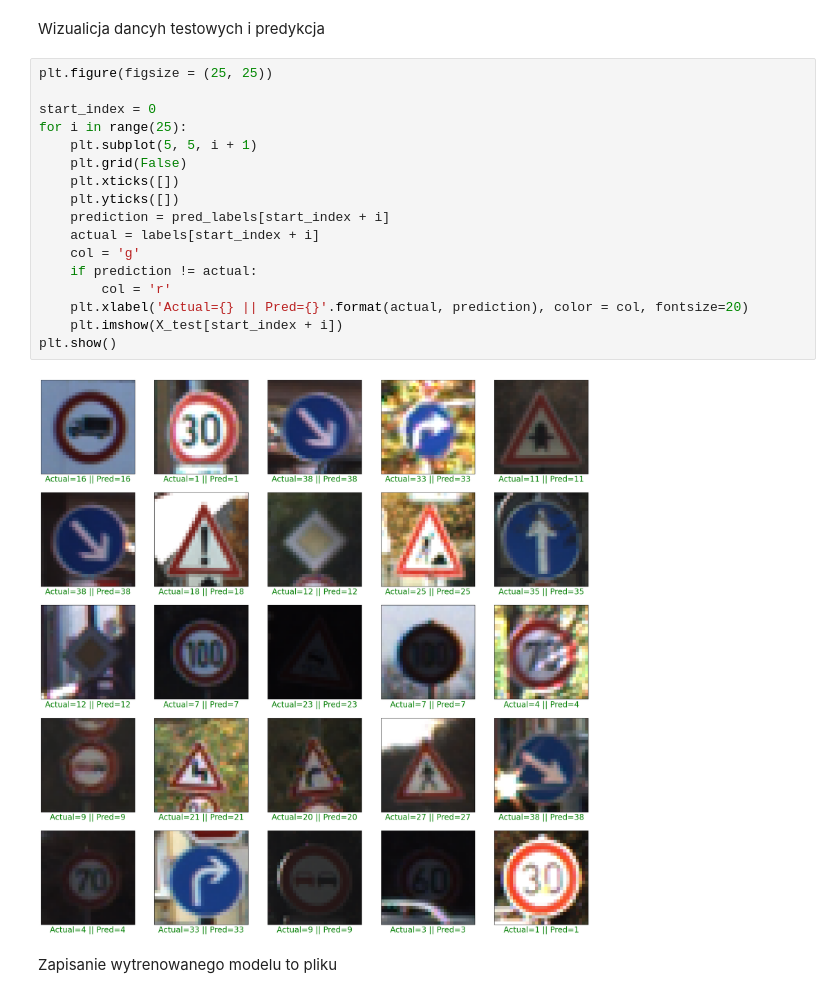
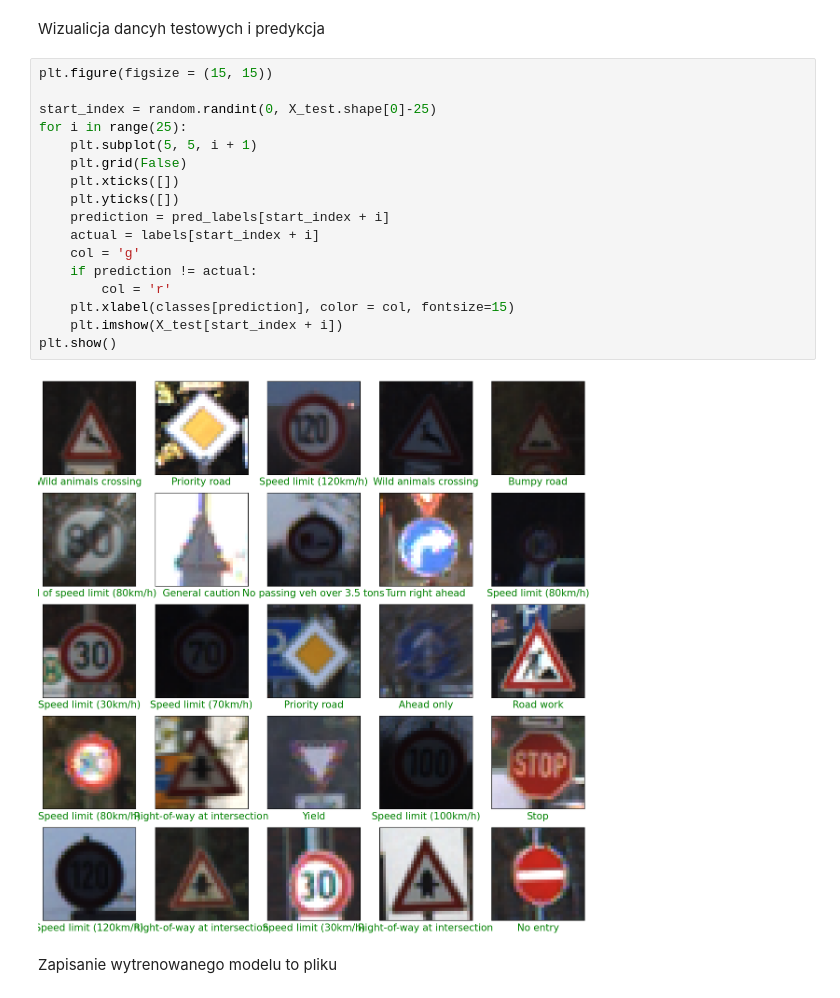
Before and after one commit to Dawbur123/Sign-classificator, a Jupyter notebook: Sign classificator.ipynb, the cells around one changed output. Cells and saved outputs as stored; diff of their text form.

Commit message:
repaird showing test data

```diff
--- a/Sign classificator.ipynb
+++ b/Sign classificator.ipynb
@@ -303,24 +303,24 @@ weighted avg       0.99      0.99      0.99     12630
 # %% [markdown]
 Wizualicja dancyh testowych i predykcja
 # %%
-plt.figure(figsize = (25, 25))
+plt.figure(figsize = (15, 15))
 
-start_index = 0
+start_index = random.randint(0, X_test.shape[0]-25)
 for i in range(25):
     plt.subplot(5, 5, i + 1)
     plt.grid(False)
     plt.xticks([])
     plt.yticks([])
     prediction = pred_labels[start_index + i]
     actual = labels[start_index + i]
     col = 'g'
     if prediction != actual:
         col = 'r'
-    plt.xlabel('Actual={} || Pred={}'.format(actual, prediction), color = col, fontsize=20)
+    plt.xlabel(classes[prediction], color = col, fontsize=15)
     plt.imshow(X_test[start_index + i])
 plt.show()
 # %% [output]
-[figure, old version]
+[figure, new version]
 # %% [markdown]
 Zapisanie wytrenowanego modelu to pliku
 # %%
```
Also changed, not shown: parts of 4 cells of this notebook.
